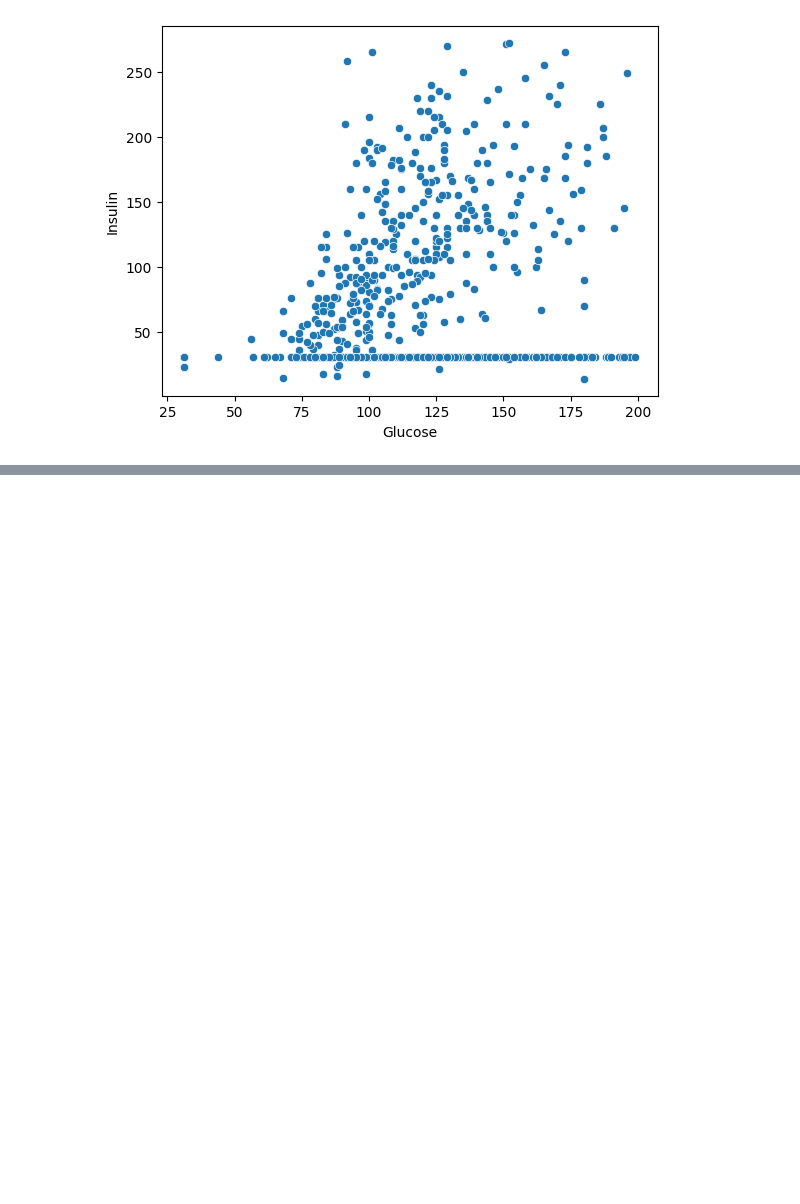
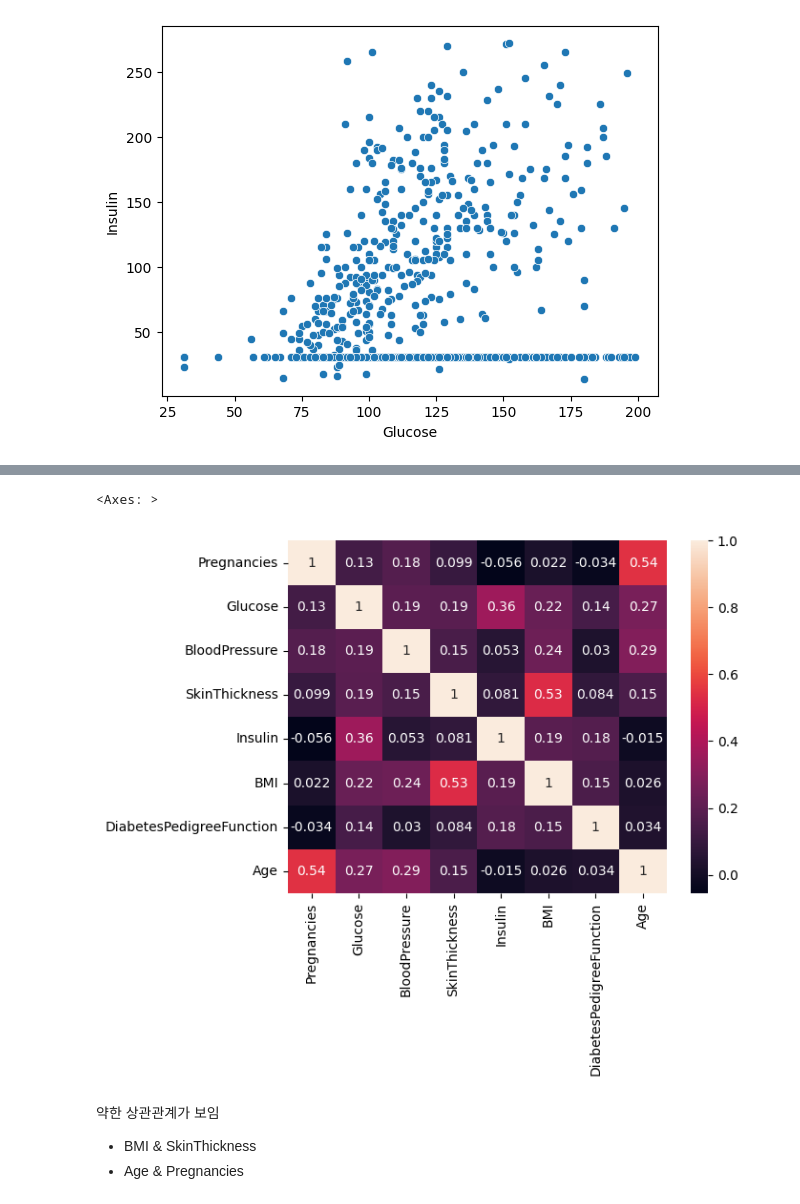
Before and after one commit to zefo38/diabetes_predict, a Jupyter notebook: Diabetes_Predict.ipynb, the cells around one changed output, grey strips where cells are left out. Saved outputs shown, nothing was run; the diff lists cells and outputs as text; code cells hidden in the pictures; blank space fills up the shorter version.

```diff
--- a/Diabetes_Predict.ipynb
+++ b/Diabetes_Predict.ipynb
@@ -267,0 +289,10 @@ sns.scatterplot(x=data_iqr['Glucose'], y=data_iqr['Insulin'])
+# %%
+data_feature = data.iloc[:,:-1]
+sns.heatmap(data_feature.corr(),annot=True)
+# %% [output]
+<Axes: >
+[figure, added]
+# %% [markdown]
+약한 상관관계가 보임
+- BMI & SkinThickness
+- Age & Pregnancies
```
Also changed, not shown: parts of 14 cells of this notebook.
